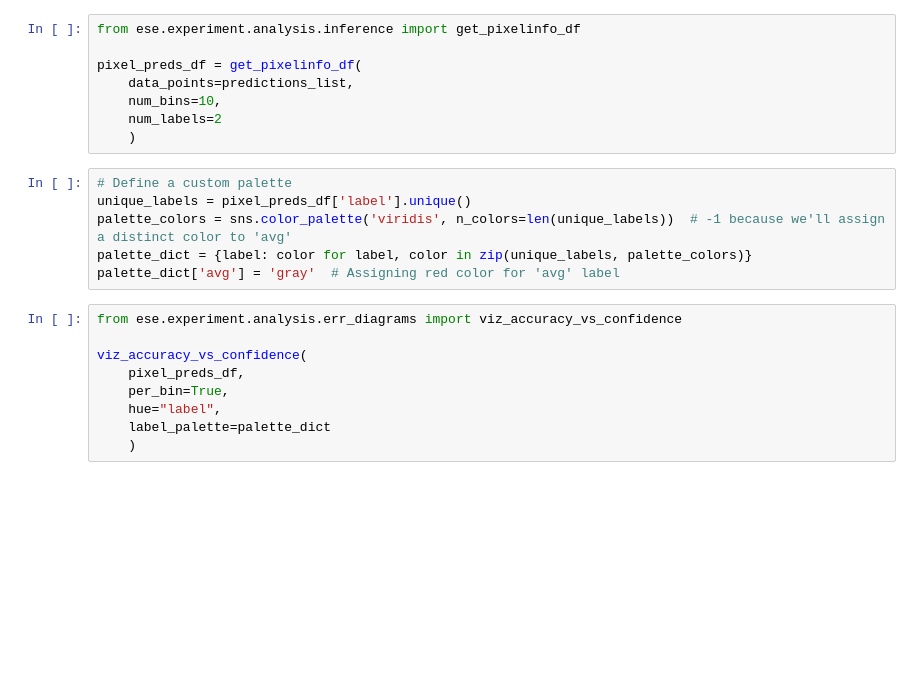
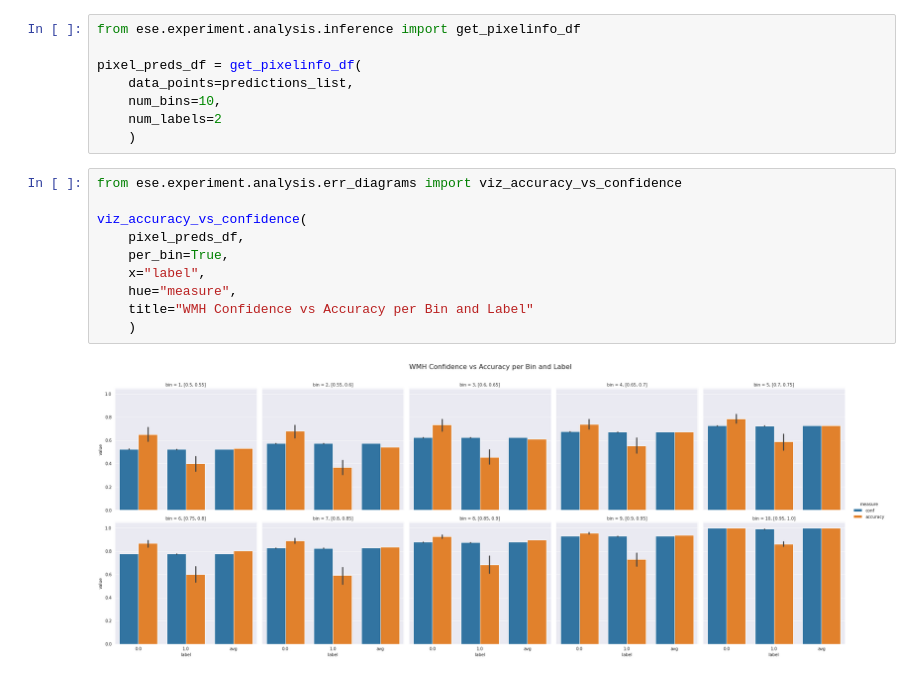
Before and after one commit to VictorButoi/ESE, a Jupyter notebook: notebooks/err_analysis/Viz_Err_WMH.ipynb, the cells around one changed output. Saved outputs shown, nothing was run; the diff lists cells and outputs as text; blank space fills up the shorter version.

Commit message:
plots done so

```diff
--- a/notebooks/err_analysis/Viz_Err_WMH.ipynb
+++ b/notebooks/err_analysis/Viz_Err_WMH.ipynb
@@ -60,21 +62,18 @@ pixel_preds_df = get_pixelinfo_df(
     num_bins=10,
     num_labels=2
     )
-# %%
-# Define a custom palette
-unique_labels = pixel_preds_df['label'].unique()
-palette_colors = sns.color_palette('viridis', n_colors=len(unique_labels))  # -1 because we'll assign a distinct color to 'avg'
-palette_dict = {label: color for label, color in zip(unique_labels, palette_colors)}
-palette_dict['avg'] = 'gray'  # Assigning red color for 'avg' label
 # %%
 from ese.experiment.analysis.err_diagrams import viz_accuracy_vs_confidence
 
 viz_accuracy_vs_confidence(
     pixel_preds_df,
     per_bin=True,
-    hue="label",
-    label_palette=palette_dict
+    x="label",
+    hue="measure",
+    title="WMH Confidence vs Accuracy per Bin and Label"
     )
+# %% [output]
+[figure, added]
 # %%
 from ese.experiment.analysis.err_diagrams import viz_accuracy_vs_confidence
 
```
Also changed, not shown: parts of 3 cells of this notebook, 2 other files.
